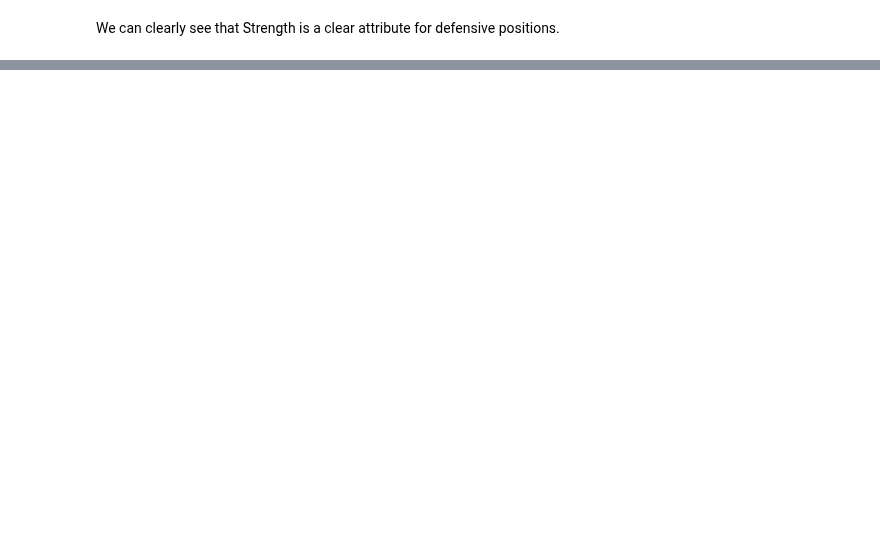
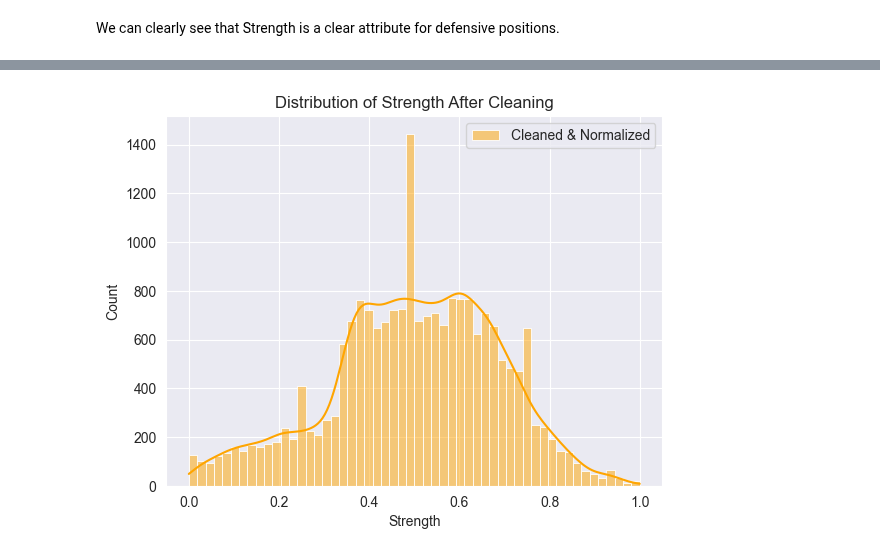
Before and after one commit to MikaParssinen/Applied-Machine-Learning, a Jupyter notebook: INL1/VisualizeData.ipynb, the cells around one changed output, grey strips where cells are left out. Drawn from its saved outputs; the diff is of its cells as text; code cells hidden in the pictures; blank space fills up the shorter version.

```diff
--- a/INL1/VisualizeData.ipynb
+++ b/INL1/VisualizeData.ipynb
@@ -97,0 +103,3 @@ Name: Grouped Positions, Length: 28816, dtype: object
+# %%
+df_Normal = pd.read_csv("./FIFA18_players_database/clean_data_normalized.csv")
+df_Normal.head()
@@ -97,0 +114,7 @@ Name: Grouped Positions, Length: 28816, dtype: object
+# %%
+sns.histplot(df_Normal['Strength'], kde=True, color='orange', label='Cleaned & Normalized')
+plt.legend()
+plt.title('Distribution of Strength After Cleaning')
+plt.show()
+# %% [output]
+[figure, added]
```
Also changed, not shown: parts of 14 cells of this notebook, 3 other files.
